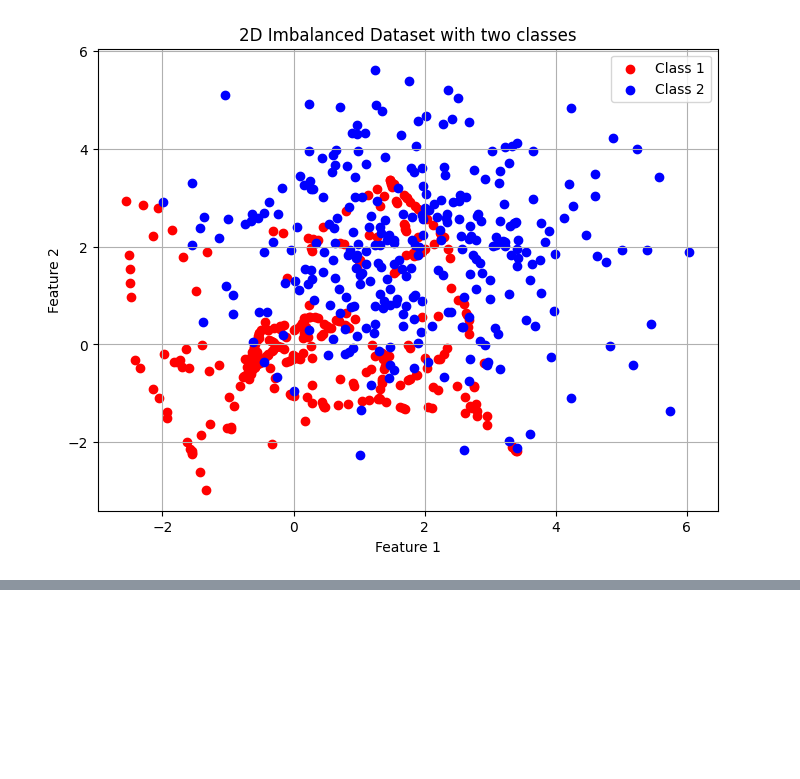
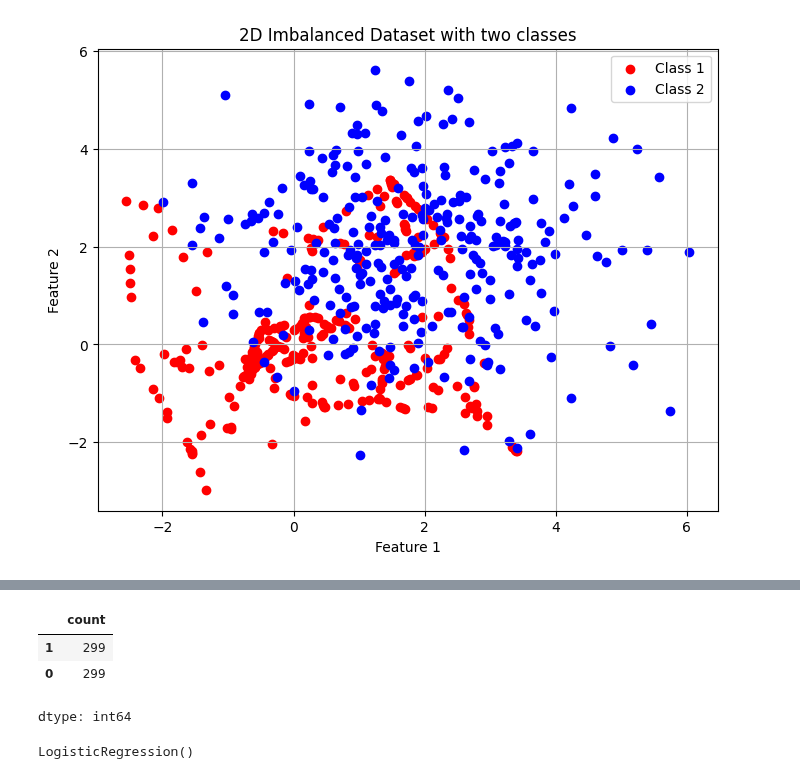
Before and after one commit to Saifullah785/machine-learning-engineer-roadmap, a Jupyter notebook: Lecture_77_imbalanced_data_yt/Lecture_77_imbalanced_data_yt.ipynb, the cells around one changed output, grey strips where cells are left out. Saved outputs shown, nothing was run; the diff lists cells and outputs as text; code cells hidden in the pictures; blank space fills up the shorter version.

```diff
--- a/Lecture_77_imbalanced_data_yt/Lecture_77_imbalanced_data_yt.ipynb
+++ b/Lecture_77_imbalanced_data_yt/Lecture_77_imbalanced_data_yt.ipynb
@@ -272,0 +288,13 @@ plt.show()
+# %%
+pd.Series(y_resampled_smote).value_counts()
+# %% [output]
+|  | count |
+| 1 | 299 |
+| 0 | 299 |
+dtype: int64
+# %%
+# initialize and train RandomForest classifier on resampled data
+classifier_smote = LogisticRegression()
+classifier_smote.fit(X_resampled_smote, y_resampled_smote)
+# %% [output]
+LogisticRegression()
```
Also changed, not shown: parts of 9 cells of this notebook.
